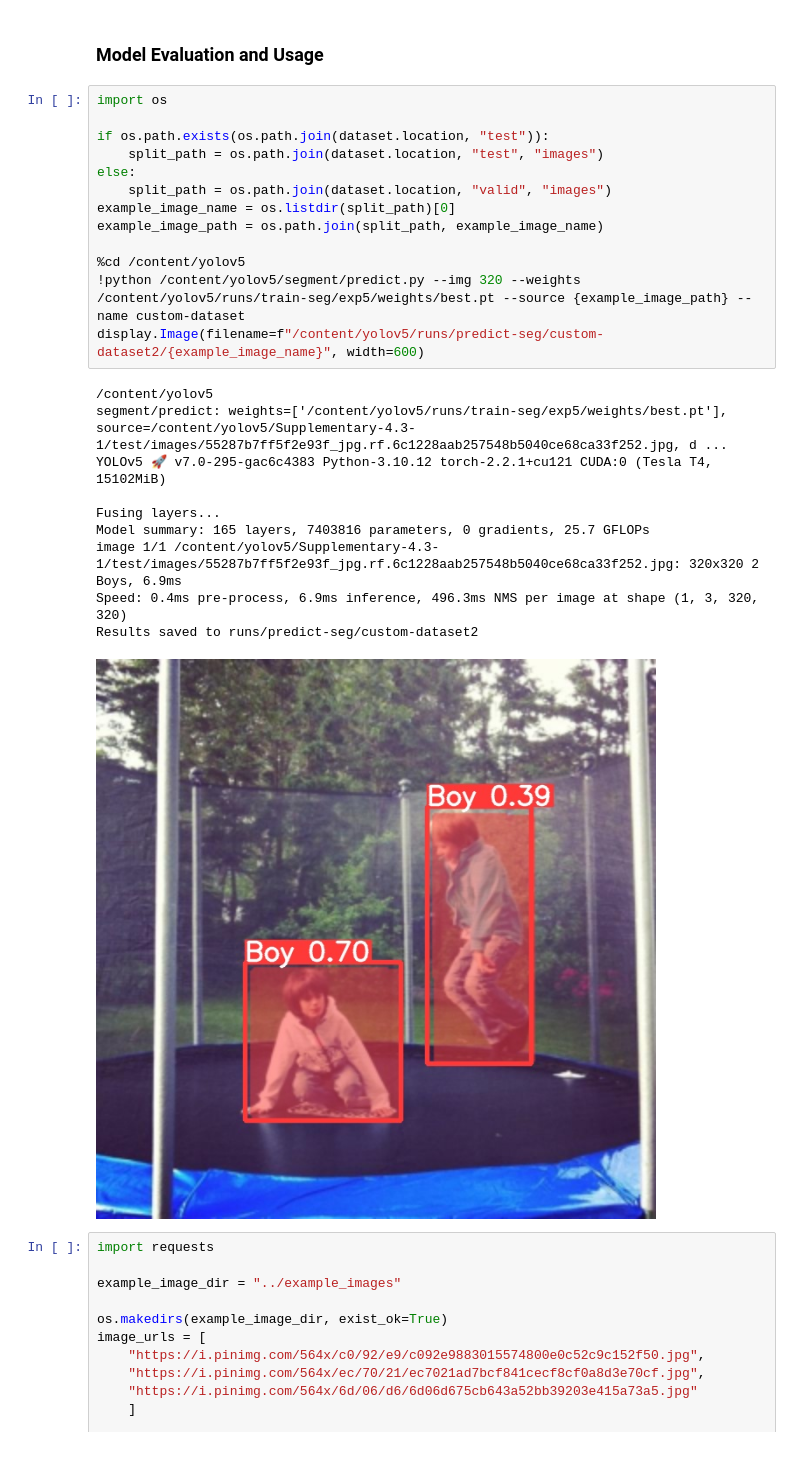
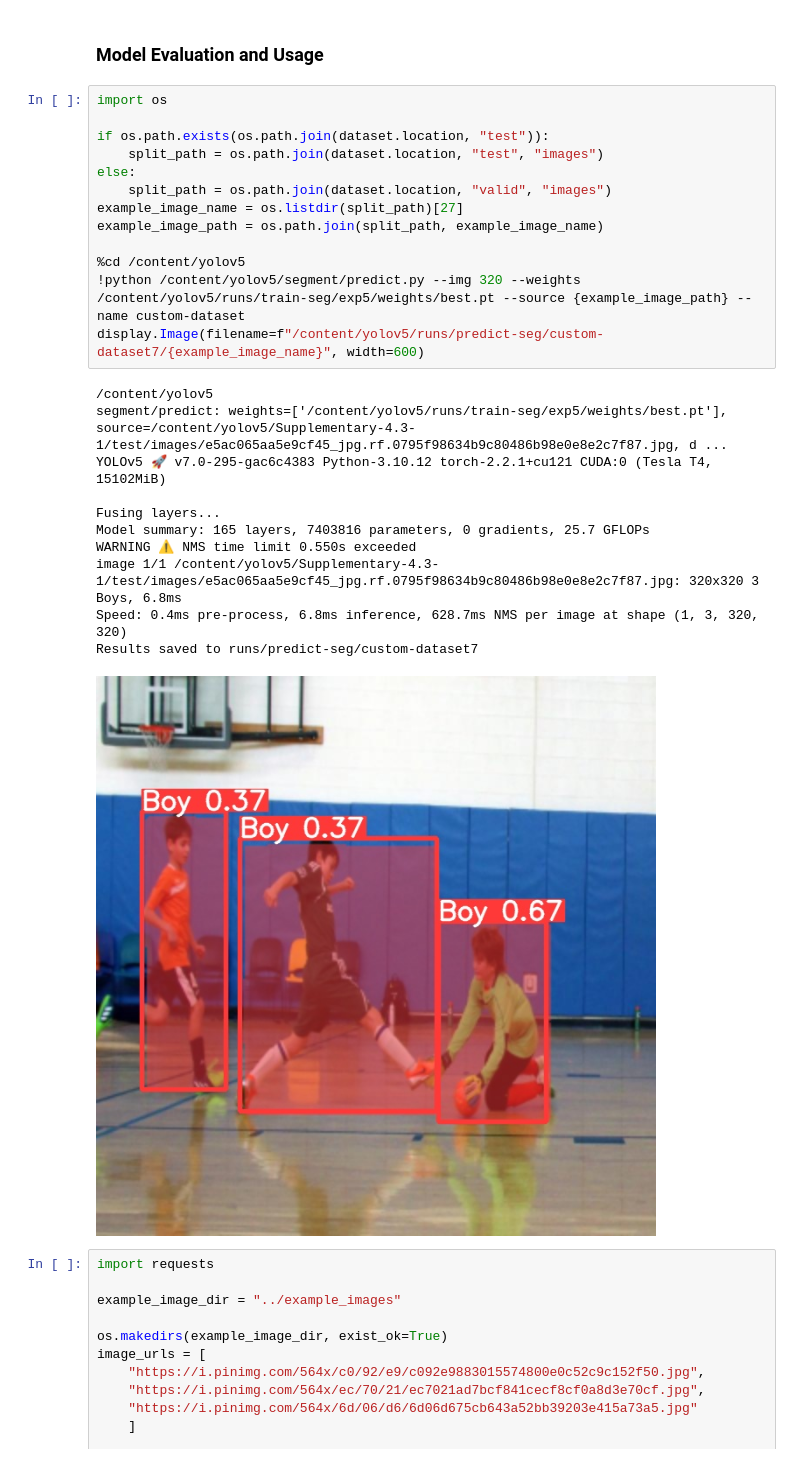
Before and after one commit to tmaiecnj/CPE-313, a Jupyter notebook: Hands-on Activity 4.3 - Instance Segmentation on Custom Dataset.ipynb, the cells around one changed output. Drawn from its saved outputs; the diff is of its cells as text.

Commit message:
Instance Segmentation on Custom Dataset

```diff
--- a/Hands-on Activity 4.3 - Instance Segmentation on Custom Dataset.ipynb
+++ b/Hands-on Activity 4.3 - Instance Segmentation on Custom Dataset.ipynb
@@ -585,27 +585,28 @@ Results saved to runs/val-seg/exp
 # %%
 import os
 
 if os.path.exists(os.path.join(dataset.location, "test")):
     split_path = os.path.join(dataset.location, "test", "images")
 else:
     split_path = os.path.join(dataset.location, "valid", "images")
-example_image_name = os.listdir(split_path)[0]
+example_image_name = os.listdir(split_path)[27]
 example_image_path = os.path.join(split_path, example_image_name)
 
 %cd /content/yolov5
 !python /content/yolov5/segment/predict.py --img 320 --weights /content/yolov5/runs/train-seg/exp5/weights/best.pt --source {example_image_path} --name custom-dataset
-display.Image(filename=f"/content/yolov5/runs/predict-seg/custom-dataset2/{example_image_name}", width=600)
+display.Image(filename=f"/content/yolov5/runs/predict-seg/custom-dataset7/{example_image_name}", width=600)
 # %% [output]
 /content/yolov5
-segment/predict: weights=['/content/yolov5/runs/train-seg/exp5/weights/best.pt'], source=/content/yolov5/Supplementary-4.3-1/test/images/55287b7ff5f2e93f_jpg.rf.6c1228aab257548b5040ce68ca33f252.jpg, d ...
+segment/predict: weights=['/content/yolov5/runs/train-seg/exp5/weights/best.pt'], source=/content/yolov5/Supplementary-4.3-1/test/images/e5ac065aa5e9cf45_jpg.rf.0795f98634b9c80486b98e0e8e2c7f87.jpg, d ...
 YOLOv5 🚀 v7.0-295-gac6c4383 Python-3.10.12 torch-2.2.1+cu121 CUDA:0 (Tesla T4, 15102MiB)
 
 Fusing layers...
 Model summary: 165 layers, 7403816 parameters, 0 gradients, 25.7 GFLOPs
-image 1/1 /content/yolov5/Supplementary-4.3-1/test/images/55287b7ff5f2e93f_jpg.rf.6c1228aab257548b5040ce68ca33f252.jpg: 320x320 2 Boys, 6.9ms
-Speed: 0.4ms pre-process, 6.9ms inference, 496.3ms NMS per image at shape (1, 3, 320, 320)
-Results saved to runs/predict-seg/custom-dataset2
+WARNING ⚠️ NMS time limit 0.550s exceeded
+image 1/1 /content/yolov5/Supplementary-4.3-1/test/images/e5ac065aa5e9cf45_jpg.rf.0795f98634b9c80486b98e0e8e2c7f87.jpg: 320x320 3 Boys, 6.8ms
+Speed: 0.4ms pre-process, 6.8ms inference, 628.7ms NMS per image at shape (1, 3, 320, 320)
+Results saved to runs/predict-seg/custom-dataset7
-[figure, old version]
+[figure, new version]
 # %%
 import requests
 
```
Also changed, not shown: parts of 11 cells of this notebook.
